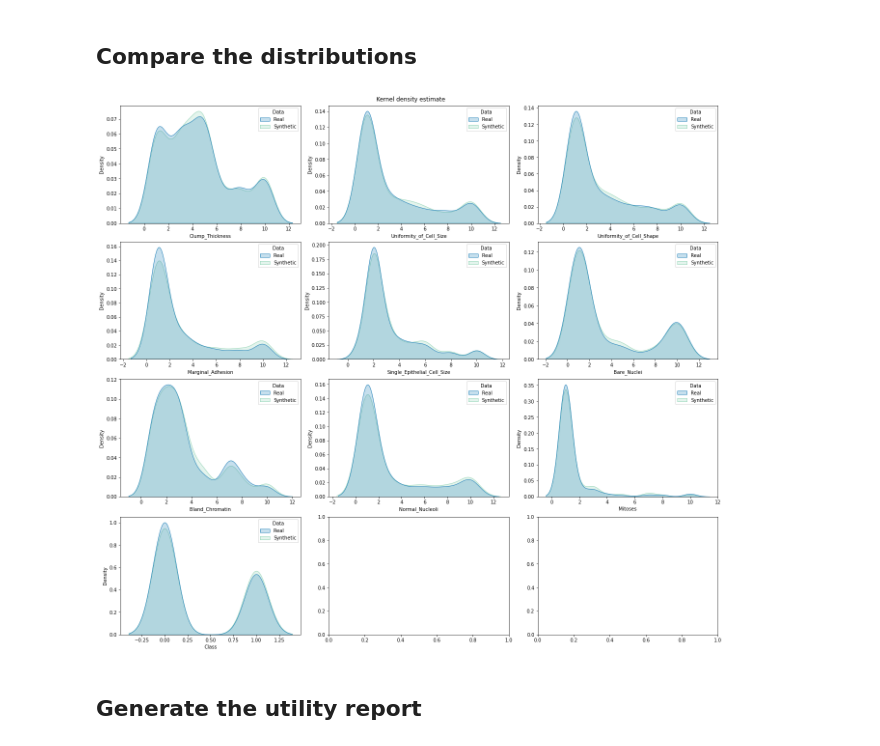
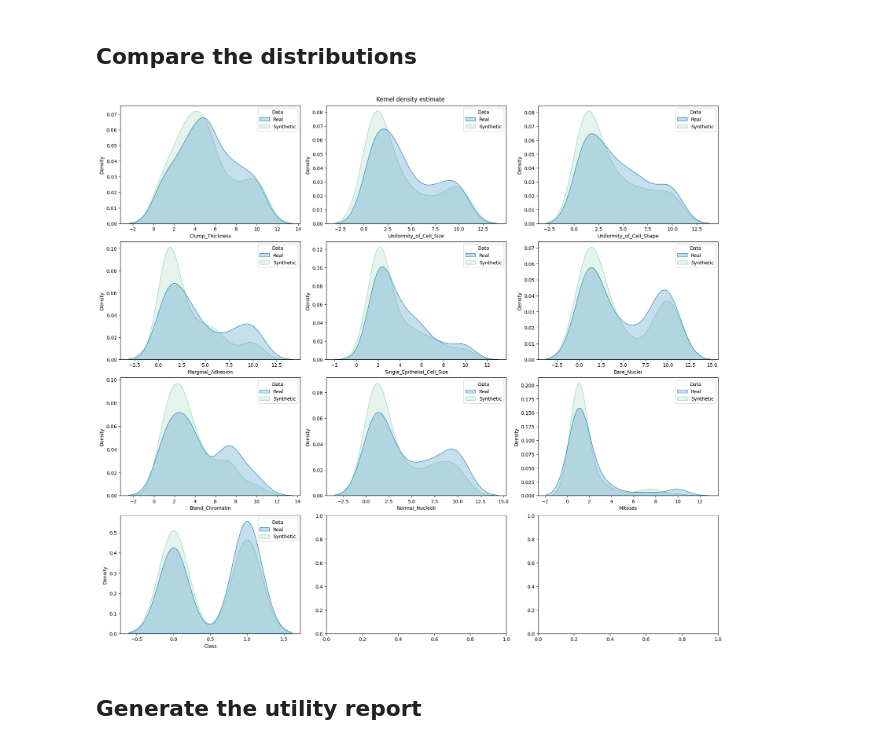
Before and after one commit to CRCHUM-CITADEL/clover, a Jupyter notebook: notebooks/utility_report.ipynb, the cells around one changed output. Cells and saved outputs as stored; diff of their text form; code cells hidden in the pictures.

Commit message:
optimization notebook + difference prediction objective function + train test changes in optimization and metrics

```diff
--- a/notebooks/utility_report.ipynb
+++ b/notebooks/utility_report.ipynb
@@ -16,10 +19,8 @@ from metrics.utility.report import Report
 # %% [markdown]
 ## Load the real and synthetic WBCD datasets
 # %%
-df_real = pd.read_csv("../data/" + config.WBCD_DATASET_FILENAME)
-df_real = df_real.drop(columns="Sample_code_number")
-df_real["Class"] = (df_real["Class"] / 2 - 1).astype(
-    int
-)  # Class 0 or 1 instead of 2 and 4
-df_real.shape
+df_real = {}
+df_real["train"] = pd.read_csv("../data/" + config.WBCD_DATASET_TRAIN_FILEPATH.stem + ".csv")
+df_real["test"] = pd.read_csv("../data/" + config.WBCD_DATASET_TEST_FILEPATH.stem + ".csv")
+df_real["train"].shape
 # %% [output]
@@ -27,6 +28,7 @@ df_real.shape
 # %% [markdown]
 ### Choose the synthetic dataset
 # %%
-df_synth = pd.read_csv(
-    "../results/data/2023-02-20_Synthpop_683samples_ordered.csv"
-)  # Generated by Synthpop ordered here
+df_synth = {}  # generated by Synthpop ordered here
+df_synth["train"] = pd.read_csv("../results/data/2023-07-31_Synthpop_359samples.csv")
+df_synth["test"] = pd.read_csv("../results/data/2023-07-31_Synthpop_90samples.csv")
+df_synth["test"].shape
@@ -55,21 +59,21 @@ metadata = {
 # %%
 import matplotlib.pyplot as plt
 
 fig, axes = plt.subplots(  # manually set number of cols/rows
     nrows=4, ncols=3, squeeze=0, figsize=(18, 16), layout="constrained"
 )
 axes = axes.reshape(-1)
 utils.draw.kde_plot_hue_plot_per_col(
-    df=df_real,
-    df_nested=df_synth,
+    df=df_real["test"],
+    df_nested=df_synth["test"],
     original_name="Real",
     nested_name="Synthetic",
     hue_name="Data",
     title="Kernel density estimate",
     axes=axes,
 )
 # %% [output]
-[figure, old version]
+[figure, new version]
 # %% [markdown]
 ## Generate the utility report
 # %% [markdown]
```
Also changed, not shown: parts of 11 cells of this notebook, 52 other files.
